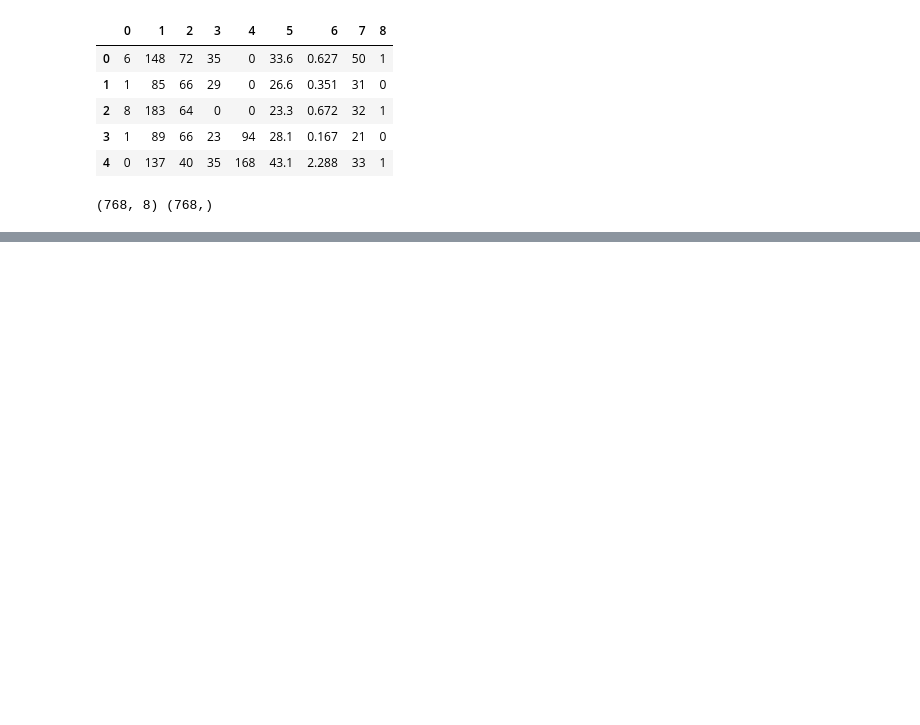
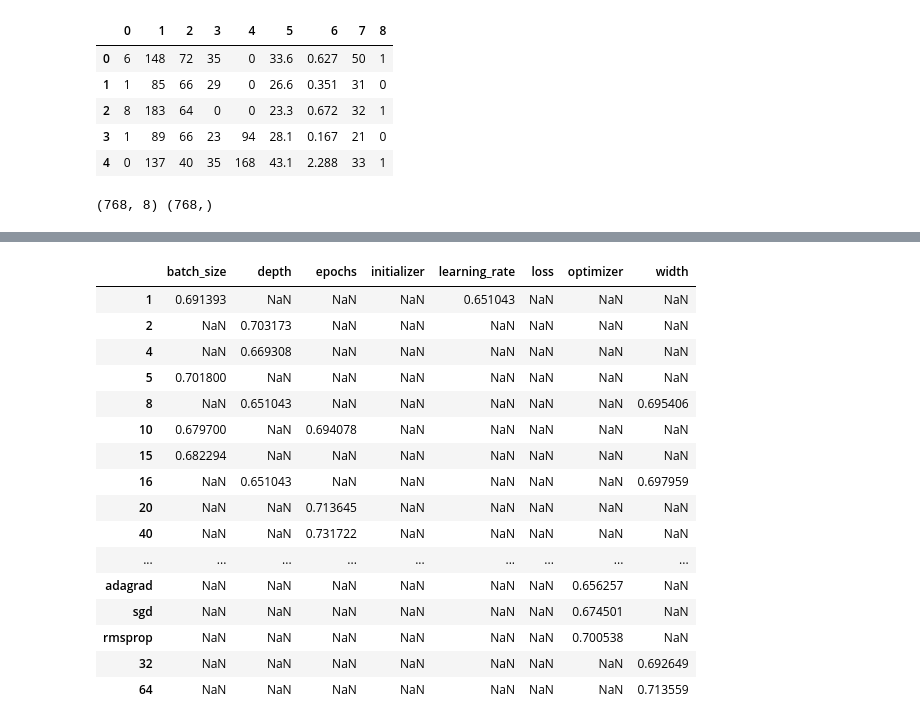
Before and after one commit to georgeliu1998/keras_model_tuning, a Jupyter notebook: keras.ipynb, the cells around one changed output, grey strips where cells are left out. Saved outputs shown, nothing was run; the diff lists cells and outputs as text; code cells hidden in the pictures; blank space fills up the shorter version.

```diff
--- a/keras.ipynb
+++ b/keras.ipynb
@@ -47,7 +48,7 @@ class SequentialModel:
 
   def __init__(self, input_dim, num_layers, num_units,
                activation, activation_out,
-               loss, initializer, optimizer,
+               loss, initializer, optimizer, learning_rate,
                metrics, epochs, batch_size, one_hot=False):
     """
     Params:
@@ -72,6 +73,7 @@ class SequentialModel:
     self.loss = loss
     self.initializer = initializer
     self.optimizer = optimizer
+    self.learning_rate = learning_rate
     self.metrics = metrics
     self.epochs = epochs
     self.batch_size = batch_size
@@ -109,6 +111,11 @@ class SequentialModel:
                             kernel_initializer=initializer,
                             activation=activation))
 
+    # Instantiate the optimizer class
+    optimizer_class = getattr(importlib.import_module("keras.optimizers"),
+                             self.optimizer)
+    self.optimizer = optimizer_class(lr=self.learning_rate)
+    # Compile the model
     self.model.compile(loss=self.loss,
                        optimizer=self.optimizer,
                        metrics=self.metrics)
@@ -270,6 +297,7 @@ width = [8, 16, 32, 64]
 depth = [2, 4, 8, 16]
 loss = ['binary_crossentropy', 'categorical_crossentropy', 'sparse_categorical_crossentropy']
 initializer = ['random_uniform', 'random_normal', 'glorot_normal', 'glorot_uniform']
+learning_rate = [0.001, 0.01, 0.1, 1]
 optimizer = ['adam', 'adagrad', 'sgd', 'rmsprop']
 epochs = [10, 20, 40, 100]
 batch_size = [1, 5, 10, 15]
@@ -280,15 +308,15 @@ tuning_options = {'width': width,
                   'loss': loss,
                   'initializer': initializer,
                   'optimizer': optimizer,
+                  'learning_rate': learning_rate,
                   'epochs': epochs,
                   'batch_size': batch_size}
 # %%
 results = {}
-error_options = {}
 
 for parameter, options in tuning_options.items():
 
-  results[parameter] = []
+  results[parameter] = {}
 
   input_dim = 8
   num_layers = 2
@@ -297,6 +325,7 @@ for parameter, options in tuning_options.items():
   activation_out = 'sigmoid'
   loss = 'binary_crossentropy'
   initializer = 'random_uniform'
+  learning_rate = 0.001
   optimizer = 'adam'
   metrics = ['accuracy']
   epochs = 10
@@ -315,23 +344,35 @@ for parameter, options in tuning_options.items():
       initializer = option
     elif parameter == 'optimizer':
       optimizer = option
+    elif parameter == 'learning_rate':
+      learning_rate = option
     elif parameter == 'epochs':
       epochs = option
     else:
       batch_size = option
 
-    print("Evaluating for parameter {} as {}...".format(parameter, option))
+    print("\nEvaluating parameter \"{}\" using value \"{}\"...".format(parameter, option))
 
-    model = SequentialModel(input_dim, num_layers, num_units,
-                        activation, activation_out,
-                        loss, initializer, optimizer,
-                        metrics, epochs, batch_size, one_hot)
+    model = SequentialModel(input_dim=input_dim,
+                            num_layers=num_layers,
+                            num_units=num_units,
+                            activation=activation,
+                            activation_out=activation_out,
+                            loss=loss,
+                            initializer=initializer,
+                            optimizer=optimizer,
+                            learning_rate=learning_rate,
+                            metrics=metrics,
+                            epochs=epochs,
+                            batch_size=batch_size,
+                            one_hot=one_hot)
+
     try:
       model.build_model()
       result = model.evaluate_model(X_pima, y_pima)
-      results[parameter].append(result)
+      results[parameter][option] = result
     except:
-      error_options[parameter] = option
+      results[parameter][option] = 'NaN'
       print('Error, skipped.')
       pass
 
@@ -383,3 +400,3 @@ error_options
 # %%
 with open('cross_validation_results.pkl', 'rb') as f:
-    results_load = pickle.load(f)
+    tuning_results = pickle.load(f)
@@ -405,0 +403,21 @@ results_load
+# %%
+df = pd.DataFrame(tuning_results)
+df
+# %% [output]
+|  | batch_size | depth | epochs | initializer | learning_rate | loss | optimizer | width |
+| 1 | 0.691393 | NaN | NaN | NaN | 0.651043 | NaN | NaN | NaN |
+| 2 | NaN | 0.703173 | NaN | NaN | NaN | NaN | NaN | NaN |
+| 4 | NaN | 0.669308 | NaN | NaN | NaN | NaN | NaN | NaN |
+| 5 | 0.701800 | NaN | NaN | NaN | NaN | NaN | NaN | NaN |
+| 8 | NaN | 0.651043 | NaN | NaN | NaN | NaN | NaN | 0.695406 |
+| 10 | 0.679700 | NaN | 0.694078 | NaN | NaN | NaN | NaN | NaN |
+| 15 | 0.682294 | NaN | NaN | NaN | NaN | NaN | NaN | NaN |
+| 16 | NaN | 0.651043 | NaN | NaN | NaN | NaN | NaN | 0.697959 |
+| 20 | NaN | NaN | 0.713645 | NaN | NaN | NaN | NaN | NaN |
+| 40 | NaN | NaN | 0.731722 | NaN | NaN | NaN | NaN | NaN |
+| ... | ... | ... | ... | ... | ... | ... | ... | ... |
+| adagrad | NaN | NaN | NaN | NaN | NaN | NaN | 0.656257 | NaN |
+| sgd | NaN | NaN | NaN | NaN | NaN | NaN | 0.674501 | NaN |
+| rmsprop | NaN | NaN | NaN | NaN | NaN | NaN | 0.700538 | NaN |
+| 32 | NaN | NaN | NaN | NaN | NaN | NaN | NaN | 0.692649 |
+| 64 | NaN | NaN | NaN | NaN | NaN | NaN | NaN | 0.713559 |
```
Also changed, not shown: parts of 9 cells of this notebook.
